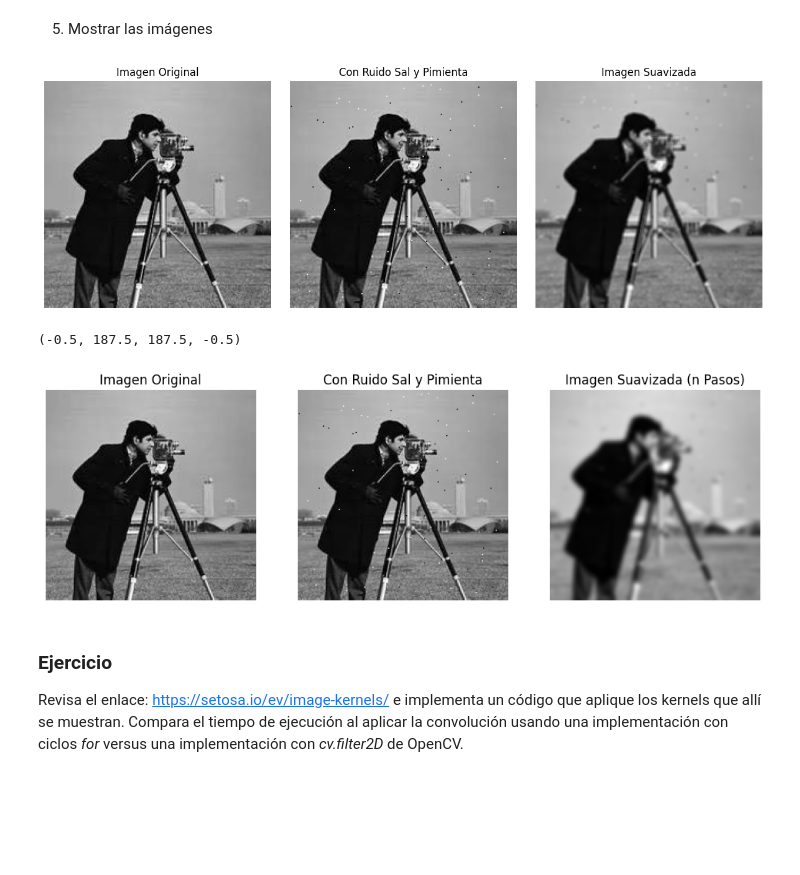
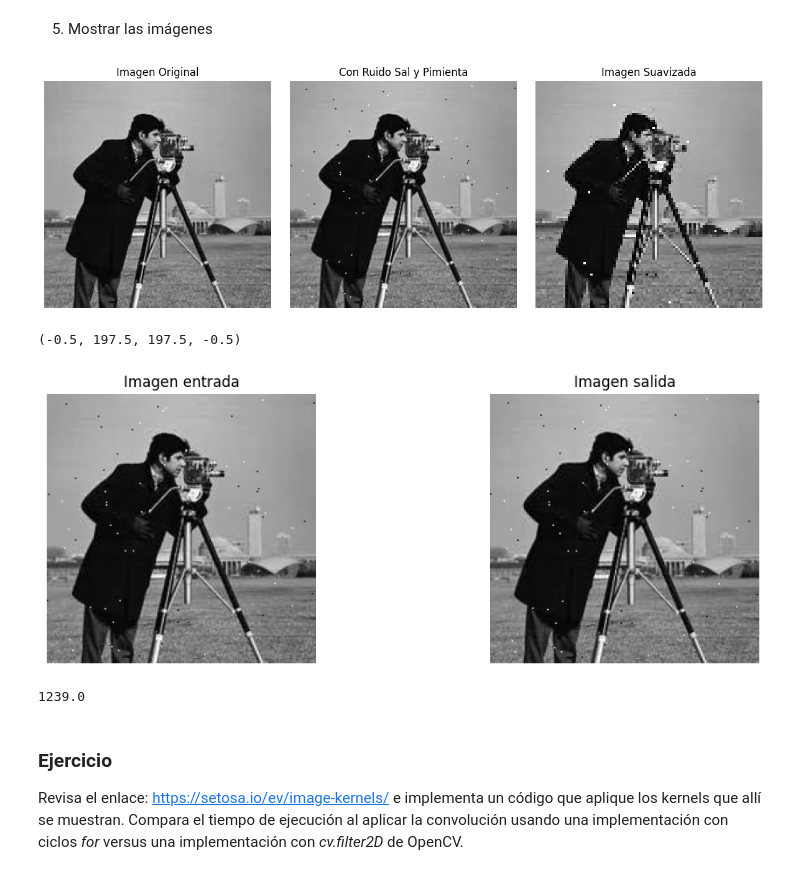
Before and after one commit to vc-2026-ii/vc_convolucion_clase, a Jupyter notebook: convolucion.ipynb, the cells around one changed output. Drawn from its saved outputs; the diff is of its cells as text; code cells hidden in the pictures; blank space fills up the shorter version.

```diff
--- a/convolucion.ipynb
+++ b/convolucion.ipynb
@@ -203,20 +203,36 @@ plt.axis('off')
 # %% [markdown]
 4. Aplicar convolución manual
 # %%
-def convolve(image, kernel):
+# def convolve(image, kernel):
+#     m, n = image.shape
+#     p, q = kernel.shape
+#     output = np.zeros((m - p + 1, n - q + 1))
+
+#     for i in range(m - p + 1):
+#         for j in range(n - q + 1):
+#             region = image[i:i+p, j:j+q]
+#             output[i,j] = np.sum(region * kernel)
+
+#     return output
+
+def convolve_stride(image, kernel, stride=1):
     m, n = image.shape
     p, q = kernel.shape
-    output = np.zeros((m - p + 1, n - q + 1))
+    output = np.zeros(((m - p + 1)//stride, (n - q + 1)//stride))
 
-    for i in range(m - p + 1):
-        for j in range(n - q + 1):
+    io, jo = 0, 0
+    for i in range(0,m - p + 1, stride):
+        for j in range(0, n - q + 1, stride):
             region = image[i:i+p, j:j+q]
-            output[i,j] = np.sum(region * kernel)
+            output[io,jo] = np.sum(region * kernel)
+            jo += 1
+        io += 1
+        jo = 0
 
     return output
 
 # Aplicar la convolución
-smoothed_image = convolve(noisy_image, kernel)
+smoothed_image = convolve_stride(noisy_image, kernel, stride=2)
 # %% [markdown]
 5. Mostrar las imágenes
 # %%
@@ -240,7 +256,26 @@ plt.axis('off')
 plt.tight_layout()
 plt.show()
 # %% [output]
-[figure, old version]
+[figure, new version]
+# %%
+kernel = np.array([[0, 0, 0],[0, 1, 0],[0, 0, 0]])
+output_image = np.clip(convolve(noisy_image, kernel), 0, 255).astype(np.uint8)
+plt.figure(figsize=(12, 4))
+plt.subplot(1, 2, 1)
+plt.title('Imagen entrada')
+plt.imshow(noisy_image, cmap='gray', vmin=0, vmax=255)
+plt.axis('off')
+plt.subplot(1, 2, 2)
+plt.title('Imagen salida')
+plt.imshow(output_image, cmap='gray', vmin=0, vmax=255)
+plt.axis('off')
+# %% [output]
+(-0.5, 197.5, 197.5, -0.5)
+[figure, added]
+# %%
+output_image.max()
+# %% [output]
+1239.0
 # %%
 smoothed_image = convolve(smoothed_image, kernel)
 plt.figure(figsize=(12, 4))
@@ -256,9 +291,6 @@ plt.subplot(1, 3, 3)
 plt.title('Imagen Suavizada (n Pasos)')
 plt.imshow(smoothed_image, cmap='gray')
 plt.axis('off')
-# %% [output]
-(-0.5, 187.5, 187.5, -0.5)
-[figure, removed]
 # %% [markdown]
 ### Ejercicio
 Revisa el enlace: https://setosa.io/ev/image-kernels/ e implementa un código que aplique los kernels que allí se muestran. Compara el tiempo de ejecución al aplicar la convolución usando una implementación con ciclos *for* versus una implementación con *cv.filter2D* de OpenCV.
```
Also changed, not shown: parts of 2 cells of this notebook.
